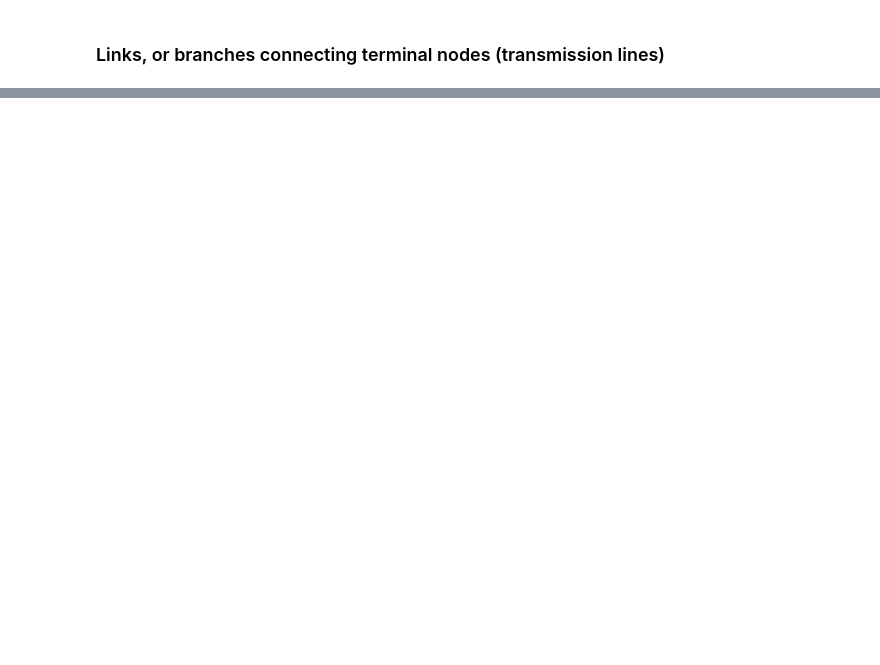
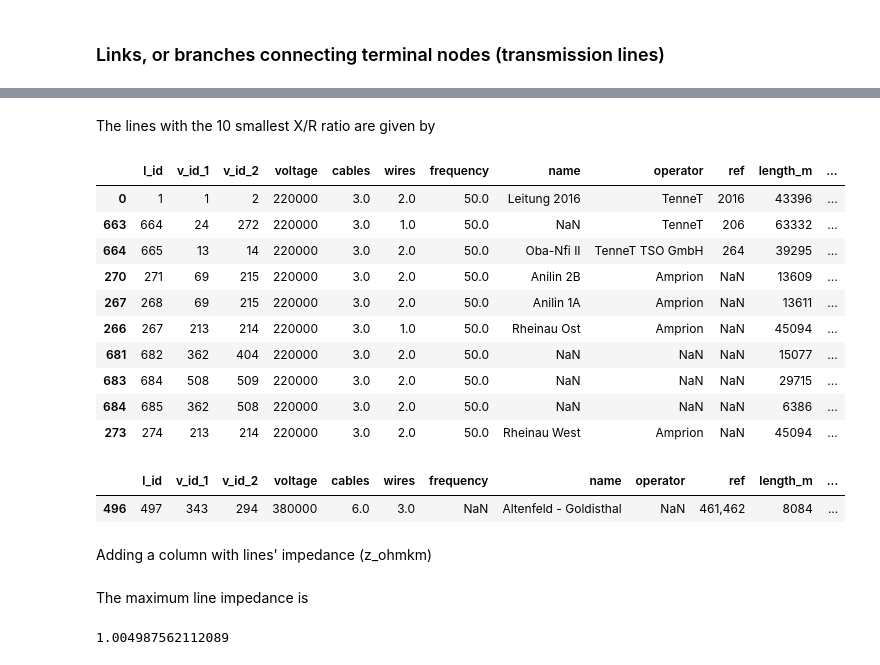
Before and after one commit to smartwiresinc/training, a Jupyter notebook: 02-hey-jupyter/scigrid.ipynb, the cells around one changed output, grey strips where cells are left out. Cells and saved outputs as stored; diff of their text form; code cells hidden in the pictures; blank space fills up the shorter version.

```diff
--- a/02-hey-jupyter/scigrid.ipynb
+++ b/02-hey-jupyter/scigrid.ipynb
@@ -28,0 +124,2 @@ Use this area for the exercises.
+# %%
+branches['total_r'] = branches['r_ohmkm'] * branches['length_m'] / 1000
@@ -28,0 +135,2 @@ Use this area for the exercises.
+# %%
+branches['XtoR'] = branches['x_ohmkm'] / branches['r_ohmkm']
@@ -28,0 +153,23 @@ Use this area for the exercises.
+# %% [markdown]
+The lines with the 10 smallest X/R ratio are given by
+# %%
+branches.sort_values(ascending=True, by='XtoR').head(10)
+# %% [output]
+|  | l_id | v_id_1 | v_id_2 | voltage | cables | wires | frequency | name | operator | ref | length_m | ... |
+| 0 | 1 | 1 | 2 | 220000 | 3.0 | 2.0 | 50.0 | Leitung 2016 | TenneT | 2016 | 43396 | ... |
+| 663 | 664 | 24 | 272 | 220000 | 3.0 | 1.0 | 50.0 | NaN | TenneT | 206 | 63332 | ... |
+| 664 | 665 | 13 | 14 | 220000 | 3.0 | 2.0 | 50.0 | Oba-Nfi II | TenneT TSO GmbH | 264 | 39295 | ... |
+| 270 | 271 | 69 | 215 | 220000 | 3.0 | 2.0 | 50.0 | Anilin 2B | Amprion | NaN | 13609 | ... |
+| 267 | 268 | 69 | 215 | 220000 | 3.0 | 2.0 | 50.0 | Anilin 1A | Amprion | NaN | 13611 | ... |
+| 266 | 267 | 213 | 214 | 220000 | 3.0 | 1.0 | 50.0 | Rheinau Ost | Amprion | NaN | 45094 | ... |
+| 681 | 682 | 362 | 404 | 220000 | 3.0 | 2.0 | 50.0 | NaN | NaN | NaN | 15077 | ... |
+| 683 | 684 | 508 | 509 | 220000 | 3.0 | 2.0 | 50.0 | NaN | NaN | NaN | 29715 | ... |
+| 684 | 685 | 362 | 508 | 220000 | 3.0 | 2.0 | 50.0 | NaN | NaN | NaN | 6386 | ... |
+| 273 | 274 | 213 | 214 | 220000 | 3.0 | 2.0 | 50.0 | Rheinau West | Amprion | NaN | 45094 | ... |
+# %%
+branches[branches['l_id']==497]
+# %% [output]
+|  | l_id | v_id_1 | v_id_2 | voltage | cables | wires | frequency | name | operator | ref | length_m | ... |
+| 496 | 497 | 343 | 294 | 380000 | 6.0 | 3.0 | NaN | Altenfeld - Goldisthal | NaN | 461,462 | 8084 | ... |
+# %% [markdown]
+Adding a column with lines' impedance (z_ohmkm)
@@ -28,0 +178,7 @@ Use this area for the exercises.
+# %% [markdown]
+The maximum line impedance is
+# %%
+max_Z=branches['z_ohmkm'].max()
+max_Z
+# %% [output]
+1.004987562112089
```
Also changed, not shown: parts of 29 cells of this notebook.
